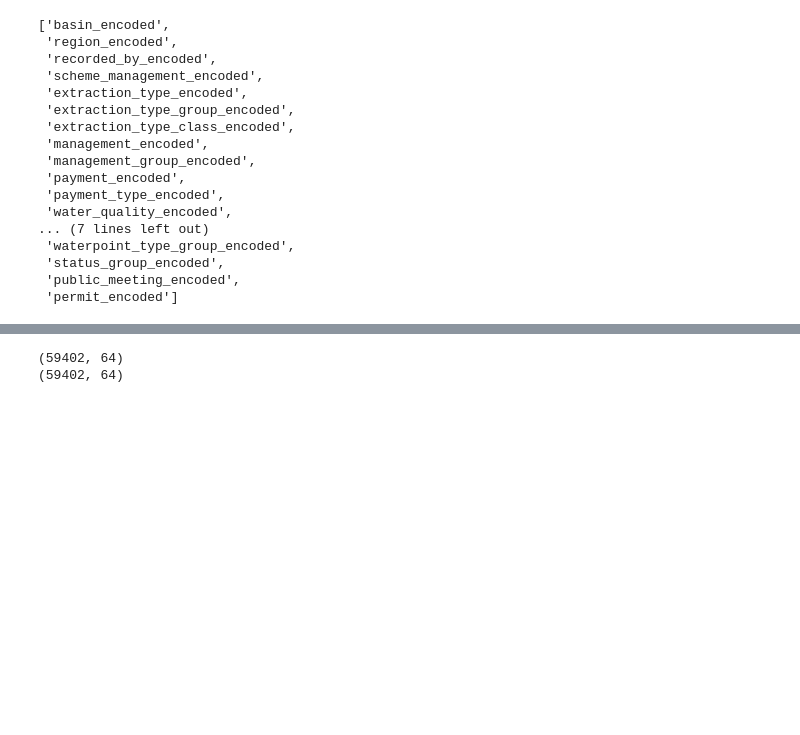
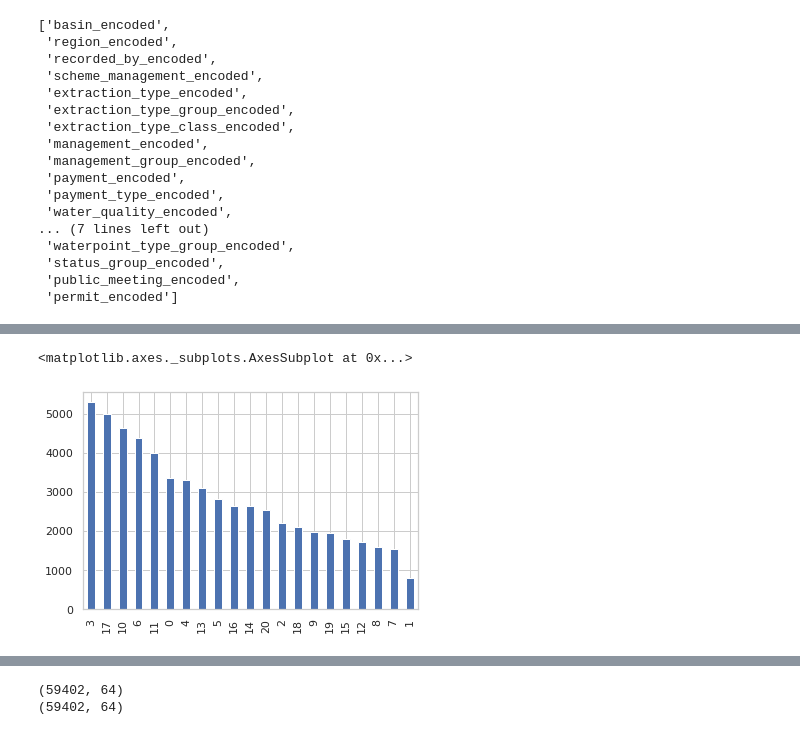
Before and after one commit to colemai/water_table_anlaysis, a Jupyter notebook: main.ipynb, the cells around one changed output, grey strips where cells are left out. Cells and saved outputs as stored; diff of their text form; code cells hidden in the pictures; blank space fills up the shorter version.

```diff
--- a/main.ipynb
+++ b/main.ipynb
@@ -340,0 +352,5 @@ categorics
+# %%
+wt['region_encoded'].value_counts().plot(kind='bar')
+# %% [output]
+<matplotlib.axes._subplots.AxesSubplot at 0x...>
+[figure, added]
```
Also changed, not shown: parts of 20 cells of this notebook, 1 other file.
